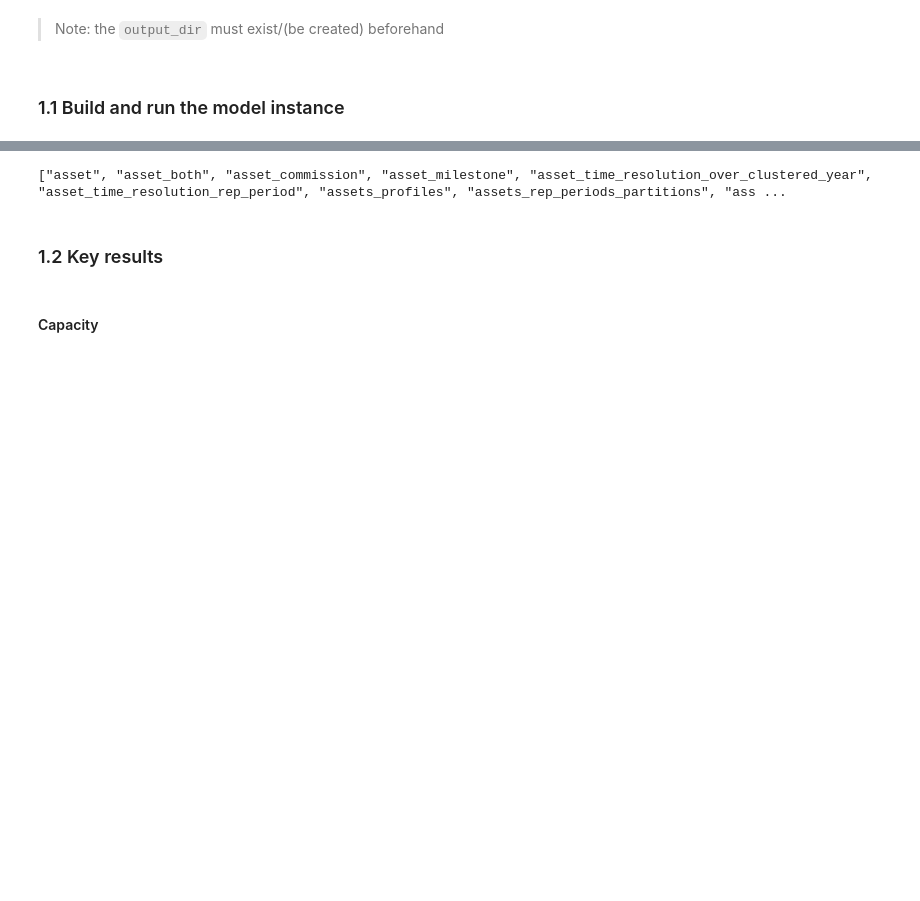
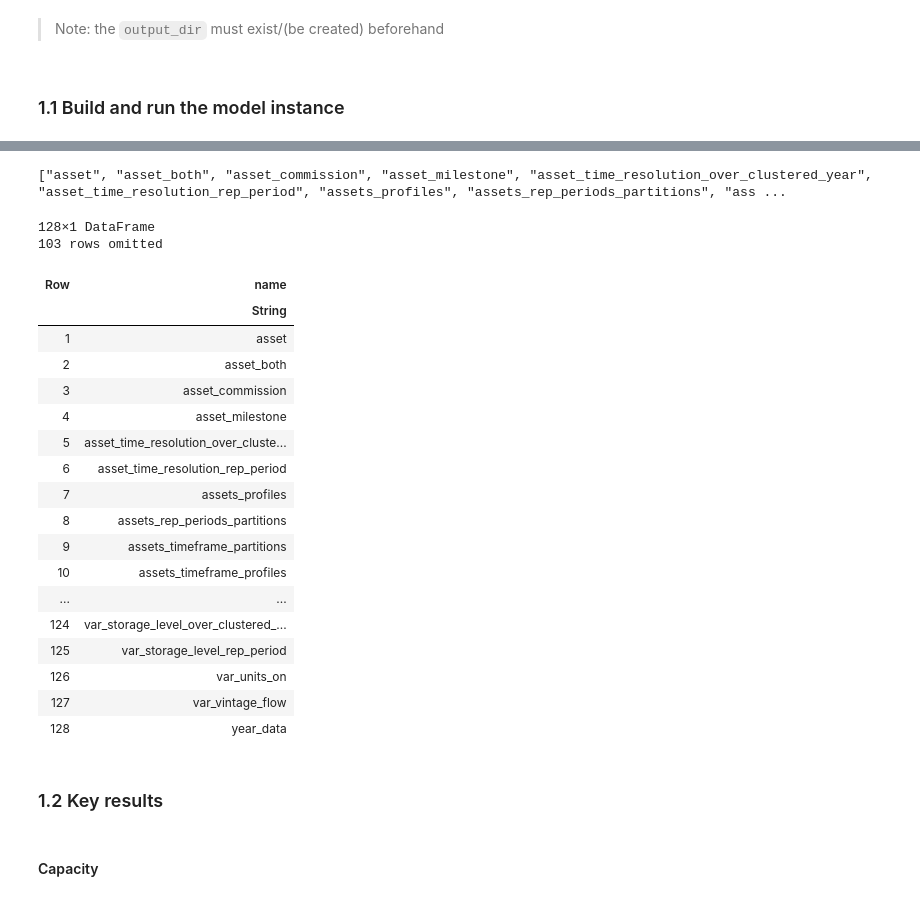
Before and after one commit to nnhjy/VintageDemo, a Jupyter notebook: VintageDemoTulipa.ipynb, the cells around one changed output, grey strips where cells are left out. Cells and saved outputs as stored; diff of their text form; code cells hidden in the pictures; blank space fills up the shorter version.

```diff
--- a/VintageDemoTulipa.ipynb
+++ b/VintageDemoTulipa.ipynb
@@ -33,22 +33,22 @@ using Plots
 ### 1.1 Build and run the model instance
 # %%
 connection = DBInterface.connect(DuckDB.DB)
-input_dir = "model-instance-Tulipa/inputs-no-vintage-standard"
-output_dir = joinpath(@__DIR__, "model-instance-Tulipa/outputs-no-vintage-standard")
+input_dir = "model-instance-Tulipa/inputs-no-vintage"
+output_dir = joinpath(@__DIR__, "model-instance-Tulipa/outputs-no-vintage")
 
 # Always build a new result directory
 rm(output_dir, force=true, recursive=true)
 mkdir(output_dir);
 
 # Create the connection and prepare input data
-connection_standard = DBInterface.connect(DuckDB.DB)
-TIO.read_csv_folder(connection_standard, input_dir)
-TEM.populate_with_defaults!(connection_standard)
+connection_no_vintage = DBInterface.connect(DuckDB.DB)
+TIO.read_csv_folder(connection_no_vintage, input_dir)
+TEM.populate_with_defaults!(connection_no_vintage)
 
 # Run the model instance
 multiyear_no_vintage = TEM.run_scenario(
-    connection_standard;
-    model_parameters_file = joinpath(@__DIR__, input_dir, "model-parameters-example.toml"),
+    connection_no_vintage;
+    model_parameters_file = joinpath(@__DIR__, input_dir, "model-parameters.toml"),
     output_folder = output_dir,
     model_file_name = joinpath(output_dir, "model.lp"),
     show_log=false,
@@ -65,8 +67,29 @@ EnergyProblem:
 # %%
 # show all input/output tables
-println(TIO.show_tables(connection_standard).name)
+println(TIO.show_tables(connection_no_vintage).name)
+TIO.show_tables(connection_no_vintage)
 # %% [output]
 ["asset", "asset_both", "asset_commission", "asset_milestone", "asset_time_resolution_over_clustered_year", "asset_time_resolution_rep_period", "assets_profiles", "assets_rep_periods_partitions", "ass ...
+128×1 DataFrame
+103 rows omitted
+| Row | name |
+|  | String |
+| 1 | asset |
+| 2 | asset_both |
+| 3 | asset_commission |
+| 4 | asset_milestone |
+| 5 | asset_time_resolution_over_cluste... |
+| 6 | asset_time_resolution_rep_period |
+| 7 | assets_profiles |
+| 8 | assets_rep_periods_partitions |
+| 9 | assets_timeframe_partitions |
+| 10 | assets_timeframe_profiles |
+| ... | ... |
+| 124 | var_storage_level_over_clustered_... |
+| 125 | var_storage_level_rep_period |
+| 126 | var_units_on |
+| 127 | var_vintage_flow |
+| 128 | year_data |
 # %% [markdown]
 ### 1.2 Key results
 # %% [markdown]
```
Also changed, not shown: parts of 5 cells of this notebook, 18 other files.
